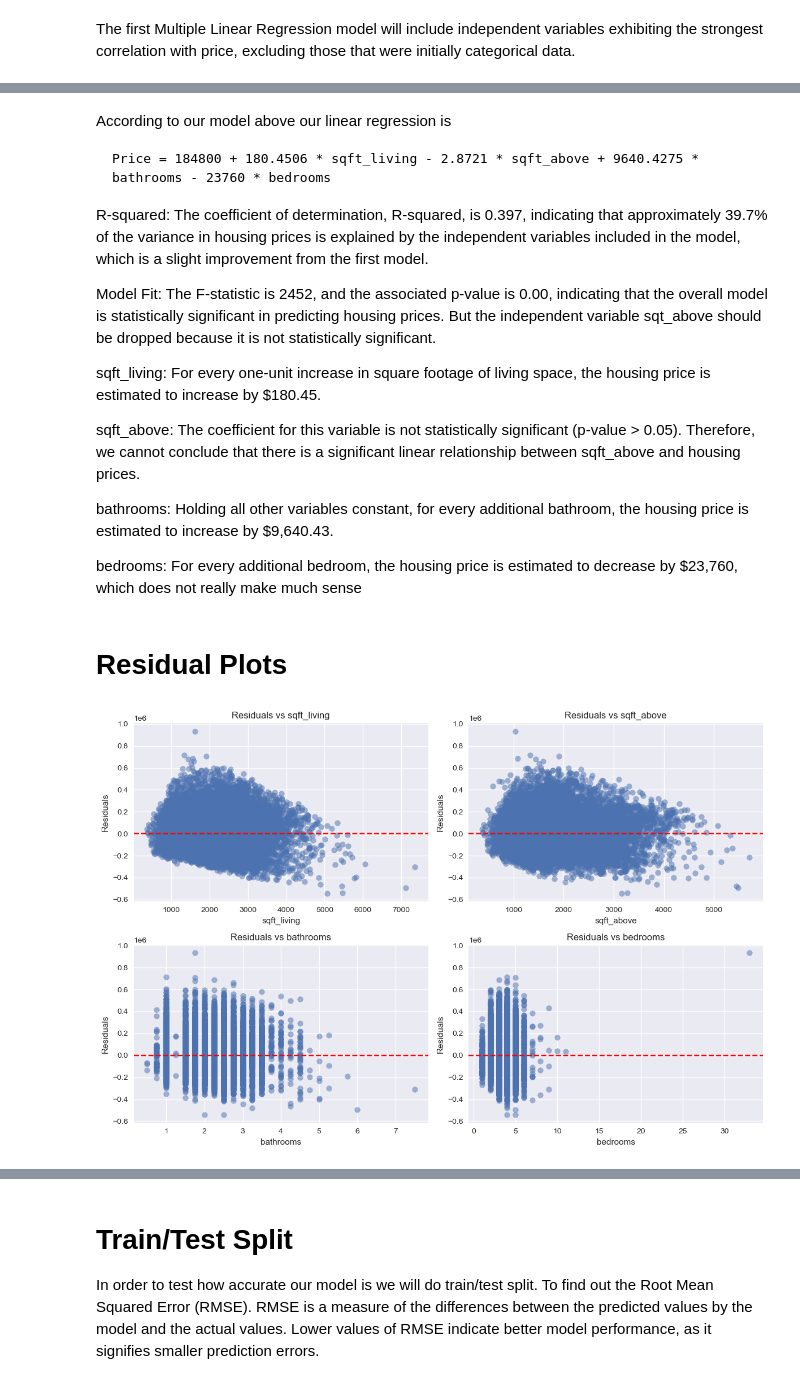
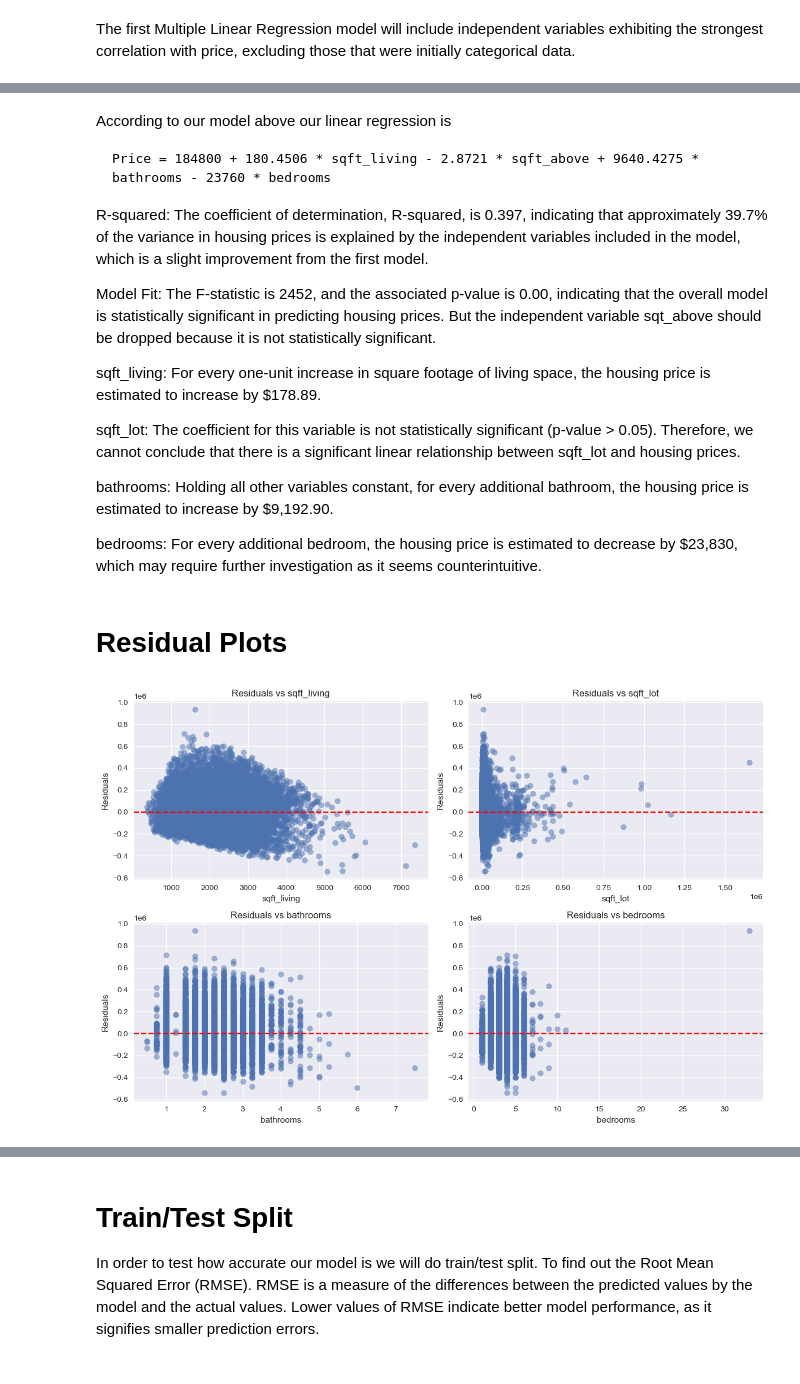
Before and after one commit to whareverr/dsc-phase-2-project-v2-3, a Jupyter notebook: student.ipynb, the cells around one changed output, grey strips where cells are left out. Saved outputs shown, nothing was run; the diff lists cells and outputs as text; code cells hidden in the pictures.

```diff
--- a/student.ipynb
+++ b/student.ipynb
@@ -674,7 +674,7 @@ Name: price, dtype: float64
 The first Multiple Linear Regression model will include independent variables exhibiting the strongest correlation with price, excluding those that were initially categorical data.
 # %%
 
-X = df_dummies[['sqft_living', 'sqft_above', 'bathrooms', 'bedrooms']]
+X = df_dummies[['sqft_living', 'sqft_lot', 'bathrooms', 'bedrooms']]
 
 X_ml1 = sm.add_constant(X)
 
@@ -711,36 +711,36 @@ R-squared: The coefficient of determination, R-squared, is 0.397, indicating tha
 
 Model Fit: The F-statistic is 2452, and the associated p-value is 0.00, indicating that the overall model is statistically significant in predicting housing prices. But the independent variable sqt_above should be dropped because it is not statistically significant.
 
-sqft_living: For every one-unit increase in square footage of living space, the housing price is estimated to increase by $180.45.
+sqft_living: For every one-unit increase in square footage of living space, the housing price is estimated to increase by $178.89.
 
-sqft_above: The coefficient for this variable is not statistically significant (p-value > 0.05). Therefore, we cannot conclude that there is a significant linear relationship between sqft_above and housing prices.
+sqft_lot: The coefficient for this variable is not statistically significant (p-value > 0.05). Therefore, we cannot conclude that there is a significant linear relationship between sqft_lot and housing prices.
 
-bathrooms: Holding all other variables constant, for every additional bathroom, the housing price is estimated to increase by $9,640.43.
+bathrooms: Holding all other variables constant, for every additional bathroom, the housing price is estimated to increase by $9,192.90.
 
-bedrooms: For every additional bedroom, the housing price is estimated to decrease by $23,760, which does not really make much sense
+bedrooms: For every additional bedroom, the housing price is estimated to decrease by $23,830, which may require further investigation as it seems counterintuitive.
 # %% [markdown]
 # Residual Plots
 # %%
 
 # Extract predicted values and residuals
 predicted_values = model_ml1.predict()
 residuals = model_ml1.resid
 
 # Create subplots for each independent variable
 fig, axs = plt.subplots(nrows=2, ncols=2, figsize=(12, 8))
 axs = axs.flatten()
 
 # Plot residuals against each independent variable
-for i, col in enumerate(['sqft_living', 'sqft_above', 'bathrooms', 'bedrooms']):
+for i, col in enumerate(['sqft_living', 'sqft_lot', 'bathrooms', 'bedrooms']):
     axs[i].scatter(df_dummies[col], residuals, alpha=0.5)
     axs[i].axhline(y=0, color='red', linestyle='--')  # Add red line at y=0
     axs[i].set_title(f'Residuals vs {col}')
     axs[i].set_xlabel(col)
     axs[i].set_ylabel('Residuals')
     axs[i].grid(True)
 
 plt.tight_layout()
 plt.show()
 # %% [output]
-[figure, old version]
+[figure, new version]
 # %% [markdown]
```
Also changed, not shown: parts of 8 cells of this notebook.
